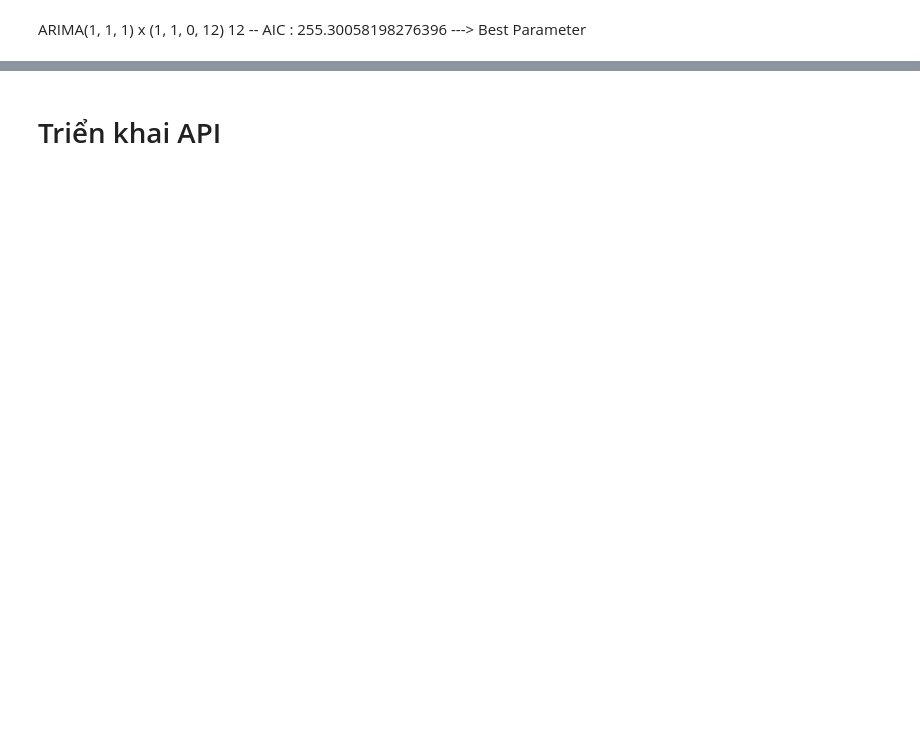
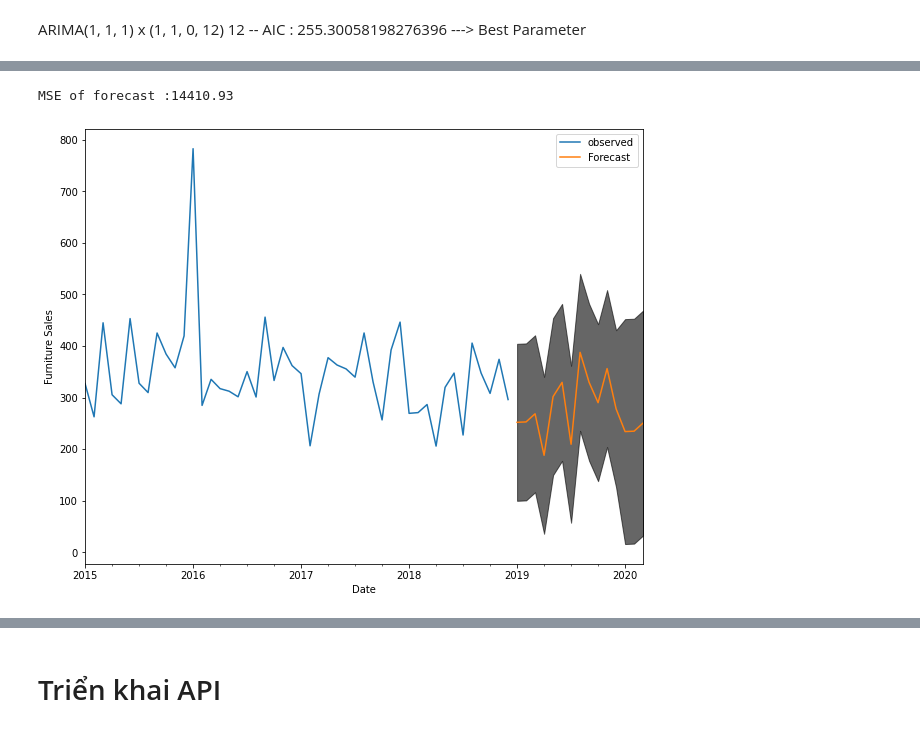
Before and after one commit to khanh22mse23057/python4engineer-assignments, a Jupyter notebook: FinalAssignments_Practice&Build_API_with_Superstore_Sales_Dataset_Analysis.ipynb, the cells around one changed output, grey strips where cells are left out. Cells and saved outputs as stored; diff of their text form; code cells hidden in the pictures; blank space fills up the shorter version.

```diff
--- a/FinalAssignments_Practice&Build_API_with_Superstore_Sales_Dataset_Analysis.ipynb
+++ b/FinalAssignments_Practice&Build_API_with_Superstore_Sales_Dataset_Analysis.ipynb
@@ -676,0 +685,24 @@ plt.show()
+# %%
+furniture_forecasted = pred.predicted_mean
+furn_truth = furniture_y['2017-01-01':]
+mse = ((furniture_forecasted - furn_truth) ** 2).mean()
+
+print('MSE of forecast :{}'.format(round(mse,2)))
+# %% [output]
+MSE of forecast :14410.93
+# %%
+pred_uc = results.get_forecast(steps = 15)
+pred_ci = pred_uc.conf_int()
+
+ax = furniture_y.plot(label='observed', figsize=(10,8))
+pred_uc.predicted_mean.plot(ax=ax, label='Forecast')
+ax.fill_between(pred_ci.index,
+               pred_ci.iloc[:,0],
+               pred_ci.iloc[:,1],color='k',alpha=0.6)
+ax.set_xlabel('Date')
+ax.set_ylabel('Furniture Sales')
+
+plt.legend()
+plt.show()
+# %% [output]
+[figure, added]
```
Also changed, not shown: parts of 32 cells of this notebook.
